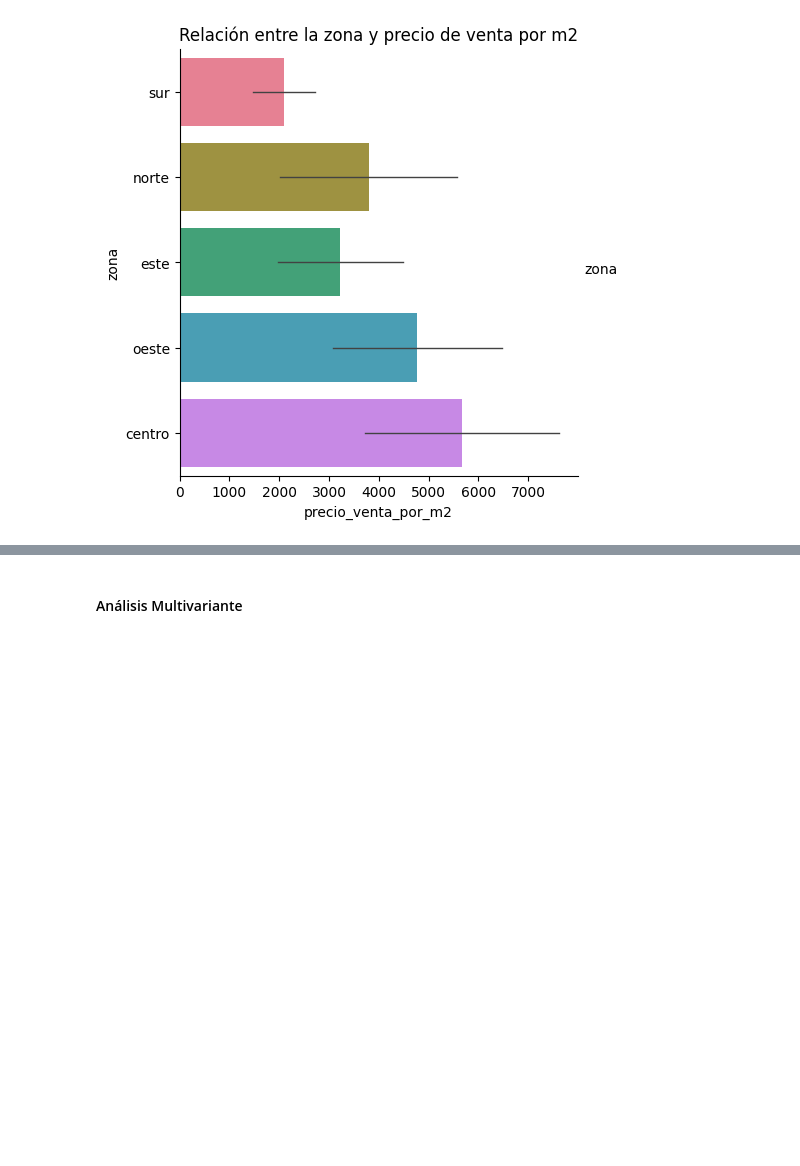
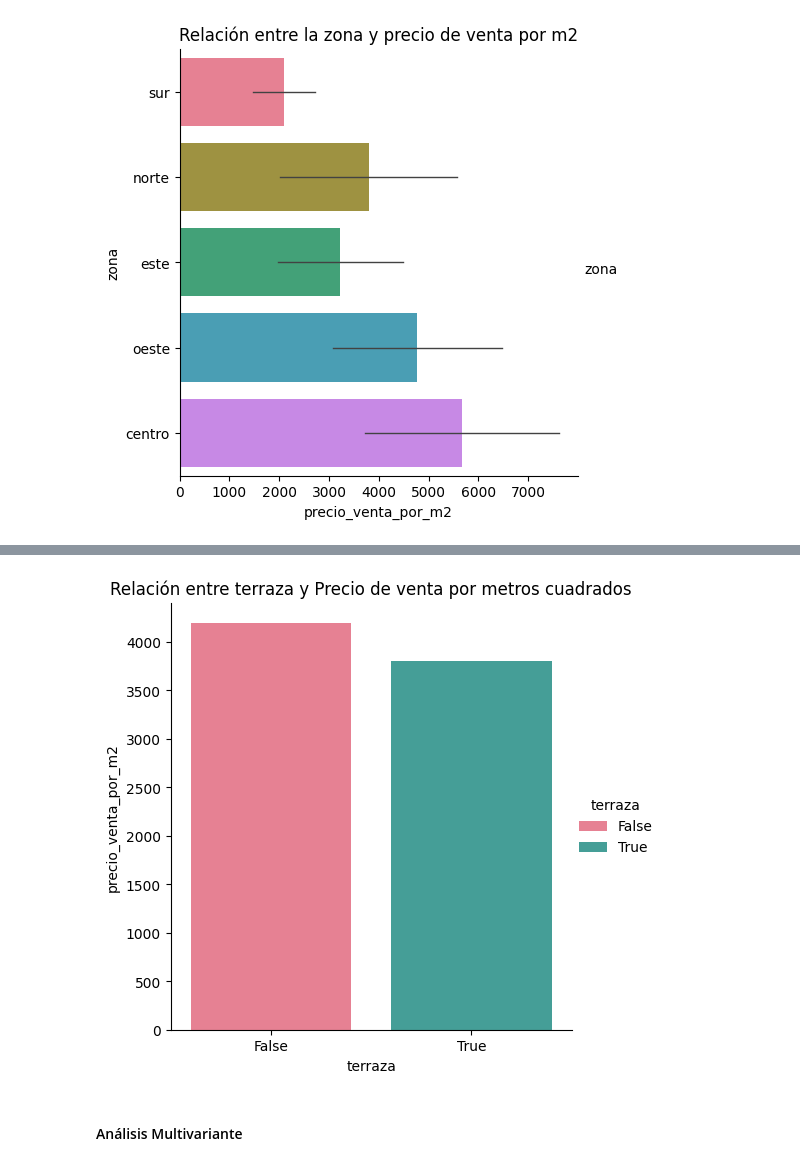
Before and after one commit to mariaortizz/EDA_Viviendas_Madrid, a Jupyter notebook: src/notebook.ipynb, the cells around one changed output, grey strips where cells are left out. Drawn from its saved outputs; the diff is of its cells as text; code cells hidden in the pictures; blank space fills up the shorter version.

```diff
--- a/src/notebook.ipynb
+++ b/src/notebook.ipynb
@@ -189,3 +197,7 @@ f.grafico_precio_zona(df)
+# %%
+f.grafico_precio_var1(df, 'terraza')
+# %% [output]
+[figure, added]
 # %% [markdown]
 #### Análisis Multivariante
 # %%
```
Also changed, not shown: parts of 7 cells of this notebook, 1 other file.
